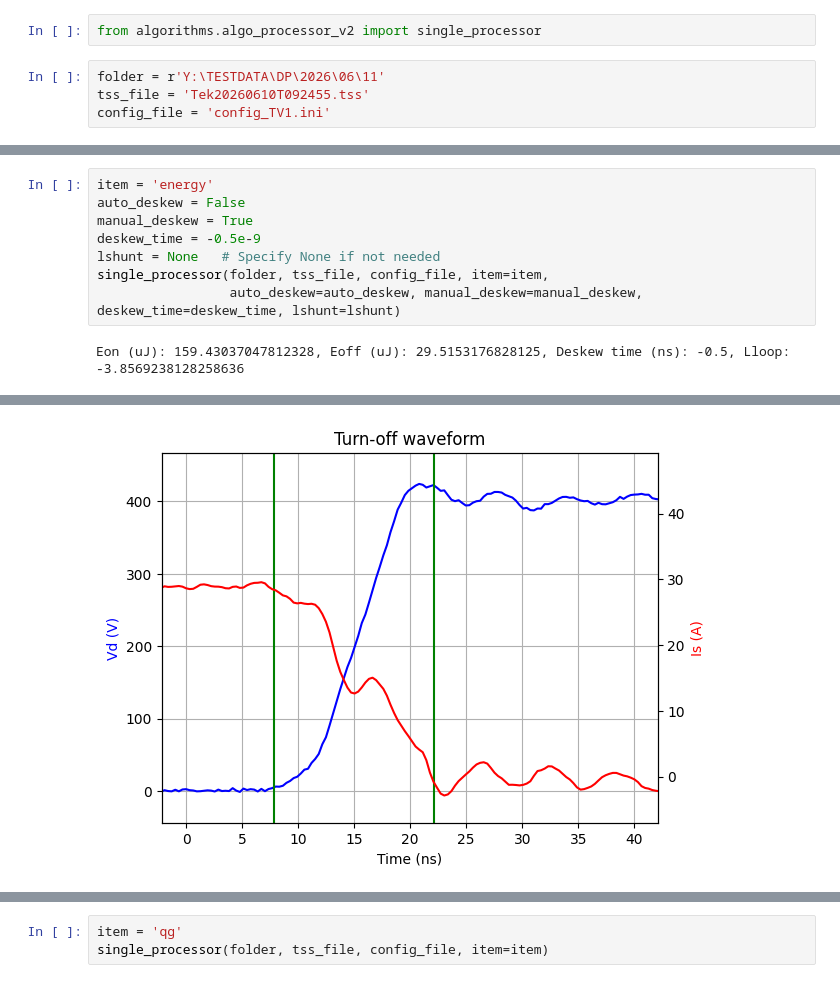
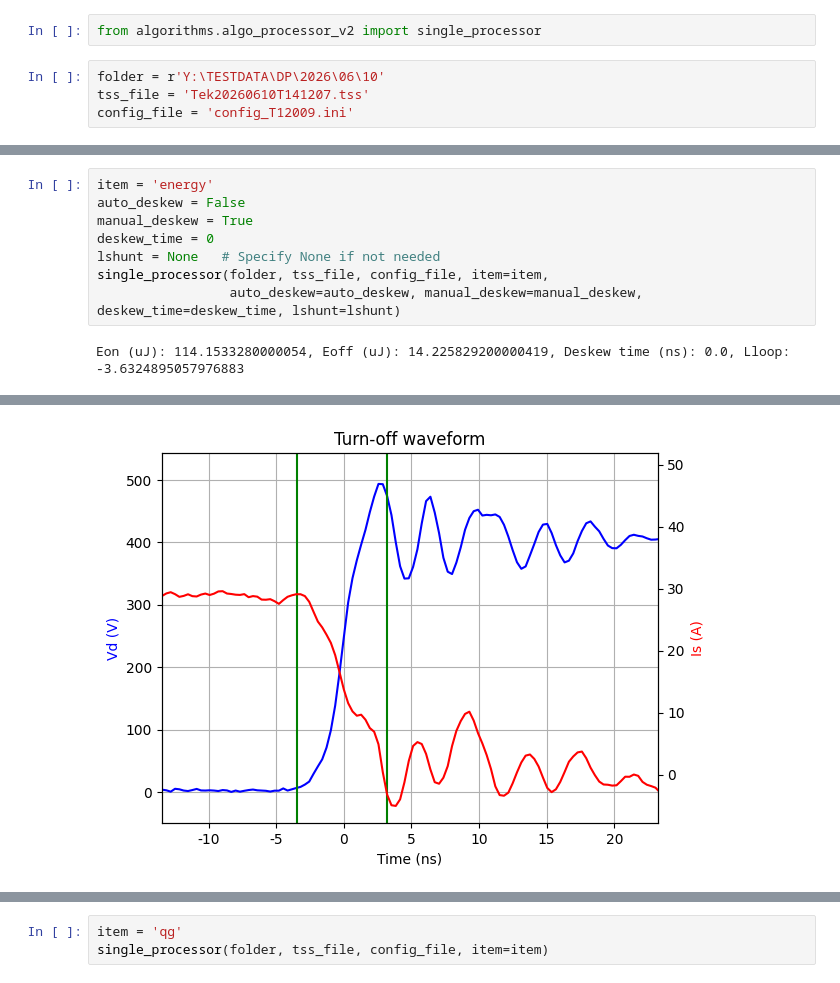
Before and after one commit to End1essNight/DP_Algorithm, a Jupyter notebook: DP_processor_single.ipynb, the cells around one changed output, grey strips where cells are left out. Cells and saved outputs as stored; diff of their text form.

```diff
--- a/DP_processor_single.ipynb
+++ b/DP_processor_single.ipynb
@@ -1,9 +1,9 @@
 # %%
 from algorithms.algo_processor_v2 import single_processor
 # %%
-folder = r'Y:\TESTDATA\DP\2026\06\11'
-tss_file = 'Tek20260610T092455.tss'
-config_file = 'config_TV1.ini'
+folder = r'Y:\TESTDATA\DP\2026\06\10'
+tss_file = 'Tek20260610T141207.tss'
+config_file = 'config_T12009.ini'
 # %%
 item = 'time'
 single_processor(folder, tss_file, config_file, item=item)
@@ -15,9 +15,9 @@ tdon (ns): 12.58048021254462, tf (ns): 13.836277789165209, tdoff (ns): 11.631192
 item = 'energy'
 auto_deskew = False
 manual_deskew = True
-deskew_time = -0.5e-9
+deskew_time = 0
 lshunt = None   # Specify None if not needed
 single_processor(folder, tss_file, config_file, item=item,
                  auto_deskew=auto_deskew, manual_deskew=manual_deskew, deskew_time=deskew_time, lshunt=lshunt)
 # %% [output]
-Eon (uJ): 159.43037047812328, Eoff (uJ): 29.5153176828125, Deskew time (ns): -0.5, Lloop: -3.8569238128258636
+Eon (uJ): 114.1533280000054, Eoff (uJ): 14.225829200000419, Deskew time (ns): 0.0, Lloop: -3.6324895057976883
@@ -27 +27 @@ Eon (uJ): 159.43037047812328, Eoff (uJ): 29.5153176828125, Deskew time (ns): -0.
-[figure, old version]
+[figure, new version]
```
Also changed, not shown: parts of 2 cells of this notebook, 9 other files.
